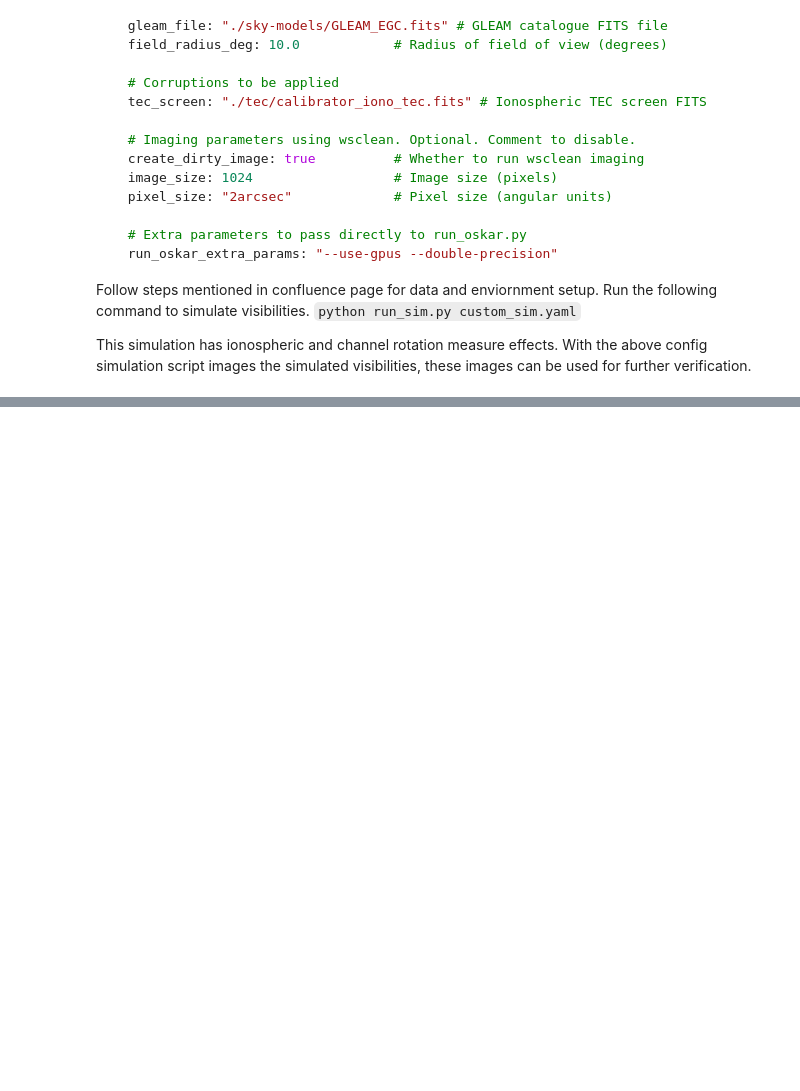
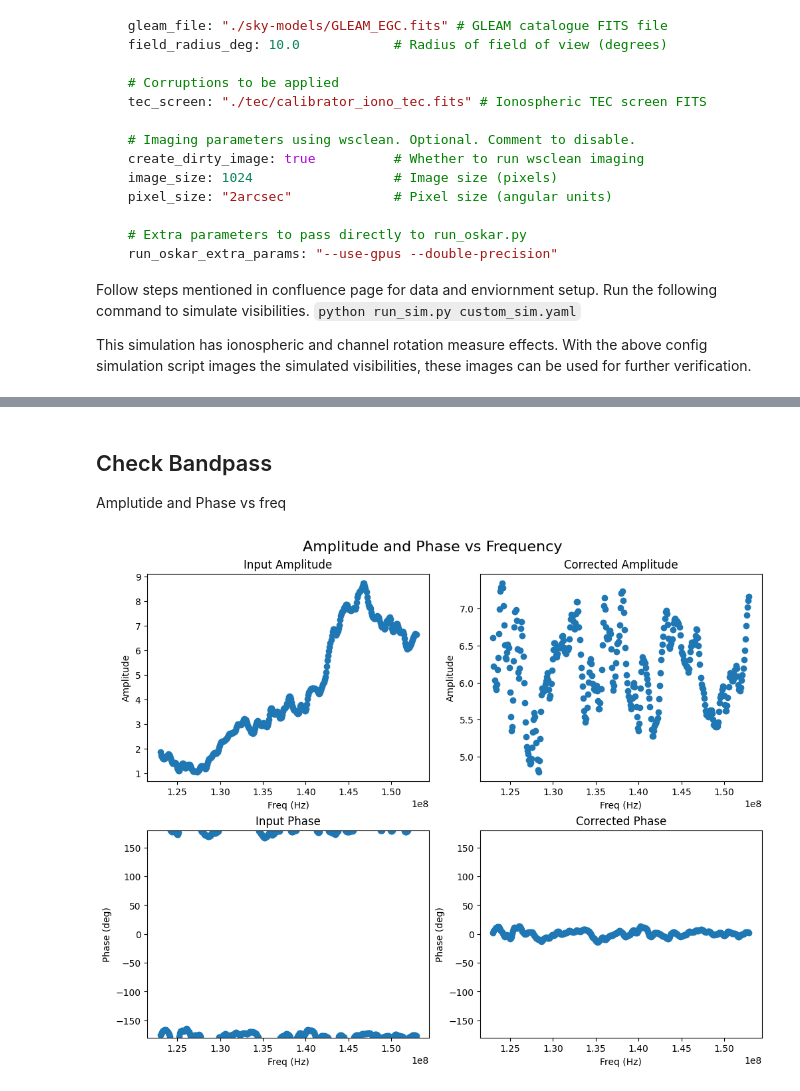
Before and after one commit to jlima91/ska-sdp-instrumental-calibration, a Jupyter notebook: notebooks/validations/validate_channel_rm_stage.ipynb, the cells around one changed output, grey strips where cells are left out. Saved outputs shown, nothing was run; the diff lists cells and outputs as text; code cells hidden in the pictures; blank space fills up the shorter version.

```diff
--- a/notebooks/validations/validate_channel_rm_stage.ipynb
+++ b/notebooks/validations/validate_channel_rm_stage.ipynb
@@ -239,0 +236,13 @@ def plot_pol_angle_vs_freq_xarray(vis):
+# %% [markdown]
+## Check Bandpass
+
+Amplutide and Phase vs freq
+# %%
+from notebook_utils import plot_data_vs_freq
+
+baseline = 4
+channel = 1
+
+plot_data_vs_freq(input_vis,corrected_vis,channel,baseline,artifacts_prefix_path)
+# %% [output]
+[figure, added]
```
Also changed, not shown: parts of 19 cells of this notebook, 5 other files.
